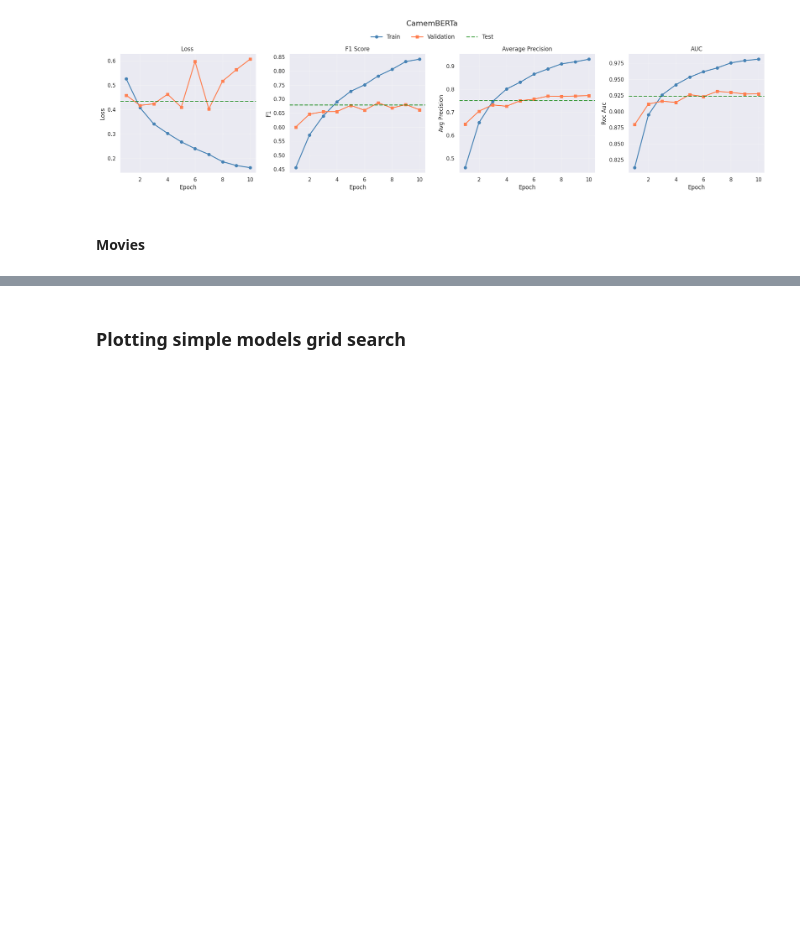
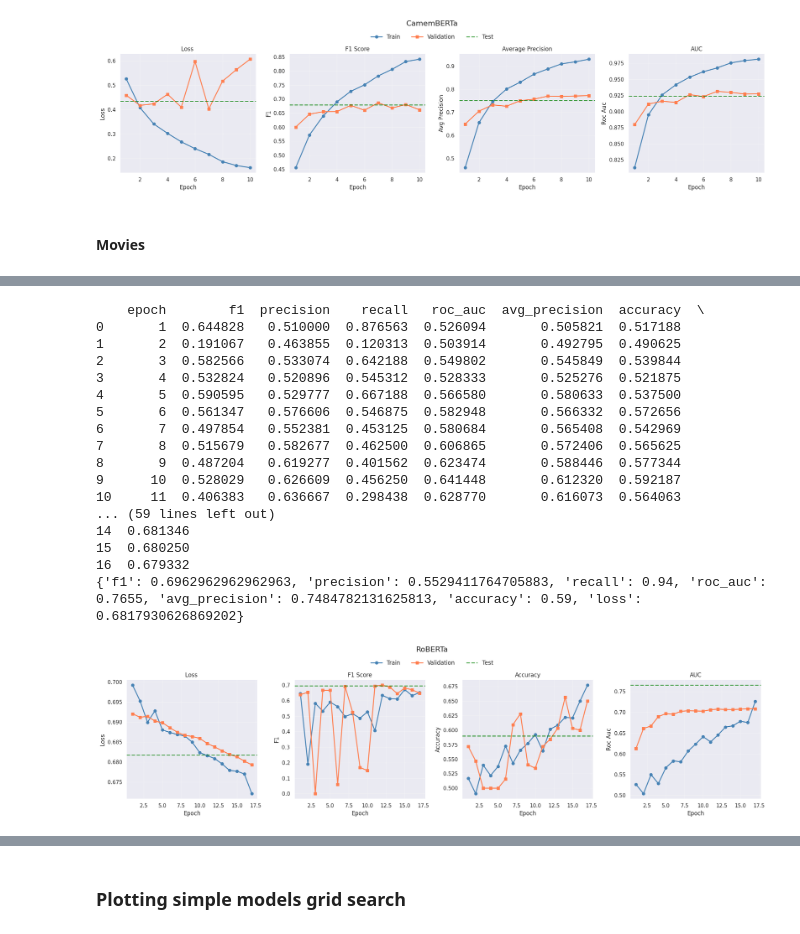
Before and after one commit to alan-man/tal-projet, a Jupyter notebook: plots_models.ipynb, the cells around one changed output, grey strips where cells are left out. Cells and saved outputs as stored; diff of their text form; code cells hidden in the pictures; blank space fills up the shorter version.

```diff
--- a/plots_models.ipynb
+++ b/plots_models.ipynb
@@ -467,0 +499,25 @@ plot_trans(results, savename="plots/movies_trans_bert_20ep_128ml", title="BERT")
+# %%
+json_path = Path('results_json/movies_transformer_256_2e-05_FacebookAI_roberta-base_results.json')
+with open(json_path, 'r') as f:
+    results = json.load(f)
+
+plot_trans(results, savename="plots/movies_transformer_256_2e-05_roberta", title="RoBERTa")
+# %% [output]
+    epoch        f1  precision    recall   roc_auc  avg_precision  accuracy  \
+0       1  0.644828   0.510000  0.876563  0.526094       0.505821  0.517188
+1       2  0.191067   0.463855  0.120313  0.503914       0.492795  0.490625
+2       3  0.582566   0.533074  0.642188  0.549802       0.545849  0.539844
+3       4  0.532824   0.520896  0.545312  0.528333       0.525276  0.521875
+4       5  0.590595   0.529777  0.667188  0.566580       0.580633  0.537500
+5       6  0.561347   0.576606  0.546875  0.582948       0.566332  0.572656
+6       7  0.497854   0.552381  0.453125  0.580684       0.565408  0.542969
+7       8  0.515679   0.582677  0.462500  0.606865       0.572406  0.565625
+8       9  0.487204   0.619277  0.401562  0.623474       0.588446  0.577344
+9      10  0.528029   0.626609  0.456250  0.641448       0.612320  0.592187
+10     11  0.406383   0.636667  0.298438  0.628770       0.616073  0.564063
+... (59 lines left out)
+14  0.681346
+15  0.680250
+16  0.679332
+{'f1': 0.6962962962962963, 'precision': 0.5529411764705883, 'recall': 0.94, 'roc_auc': 0.7655, 'avg_precision': 0.7484782131625813, 'accuracy': 0.59, 'loss': 0.6817930626869202}
+[figure, added]
```
Also changed, not shown: parts of 7 cells of this notebook, 7 other files.
